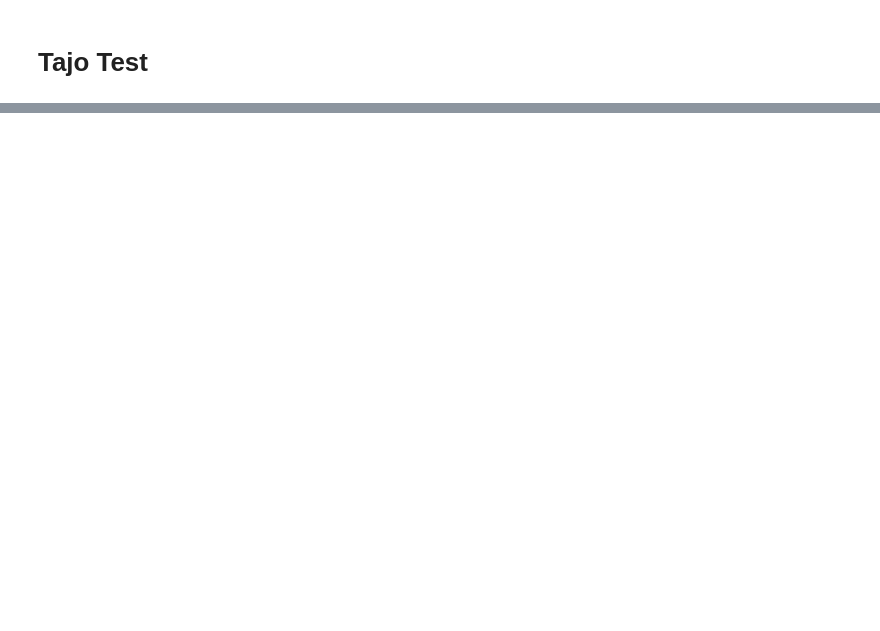
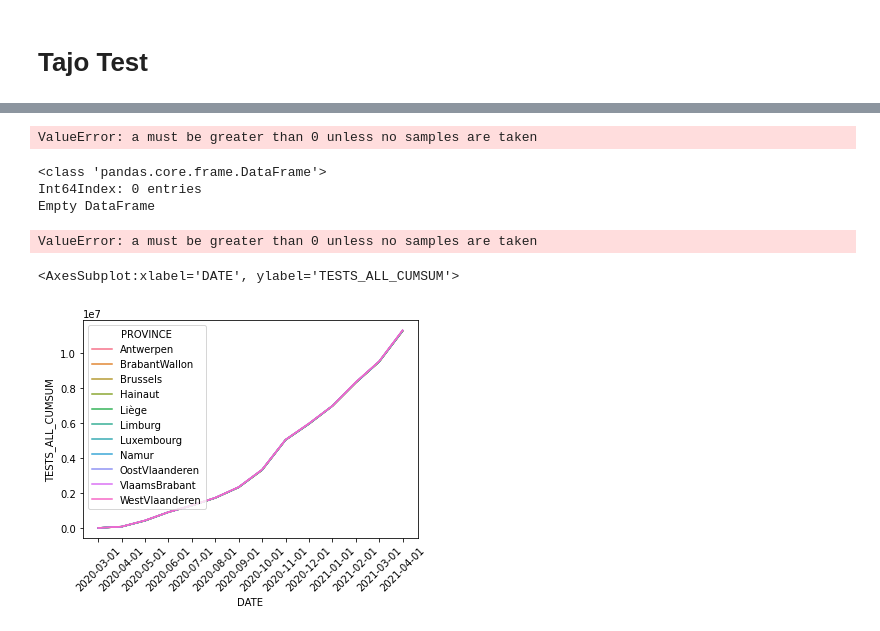
Before and after one commit to jcabuena/tajo_test, a Jupyter notebook: tajo_test.ipynb, the cells around one changed output, grey strips where cells are left out. Drawn from its saved outputs; the diff is of its cells as text; code cells hidden in the pictures; blank space fills up the shorter version.

Commit message:
more pandas work

```diff
--- a/tajo_test.ipynb
+++ b/tajo_test.ipynb
@@ -39,0 +12,4 @@ data[:2]
+# %%
+df = pd.DataFrame(data)
+df.info
+df.describe(include='all')
@@ -39,0 +29,2 @@ data[:2]
+# %%
+df = df[~df.PROVINCE.isnull()]
@@ -39,0 +48,24 @@ data[:2]
+# %%
+df.sample(3)
+# %% [output]
+ValueError: a must be greater than 0 unless no samples are taken
+# %%
+df['TESTS_ALL_CUMSUM'] = df.groupby('PROVINCE')['TESTS_ALL'].transform(pd.Series.cumsum)
+df['DATE_PARSED'] = df.DATE.map(lambda s: datetime.strptime(s, '%Y-%m-%d'))
+# %%
+df_month = df[df.DATE_PARSED.map(lambda d: d.day == 1)]
+df_month.info()
+# %% [output]
+<class 'pandas.core.frame.DataFrame'>
+Int64Index: 0 entries
+Empty DataFrame
+# %%
+df_month.sample(2)
+# %% [output]
+ValueError: a must be greater than 0 unless no samples are taken
+# %%
+plt.xticks(rotation=45)
+sns.lineplot(data=df_month, x="DATE", y="TESTS_ALL_CUMSUM", hue='PROVINCE')
+# %% [output]
+<AxesSubplot:xlabel='DATE', ylabel='TESTS_ALL_CUMSUM'>
+[figure, added]
```
Also changed, not shown: parts of 6 cells of this notebook.
